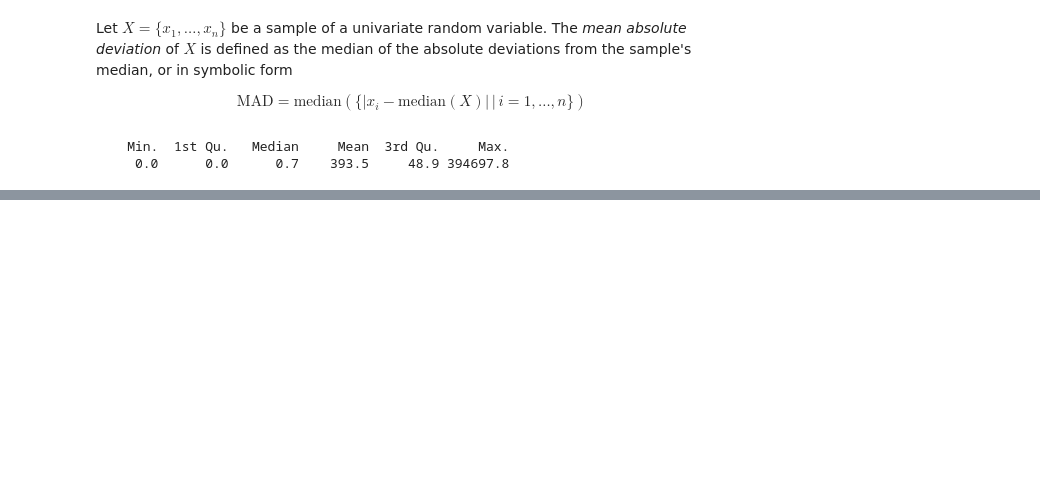
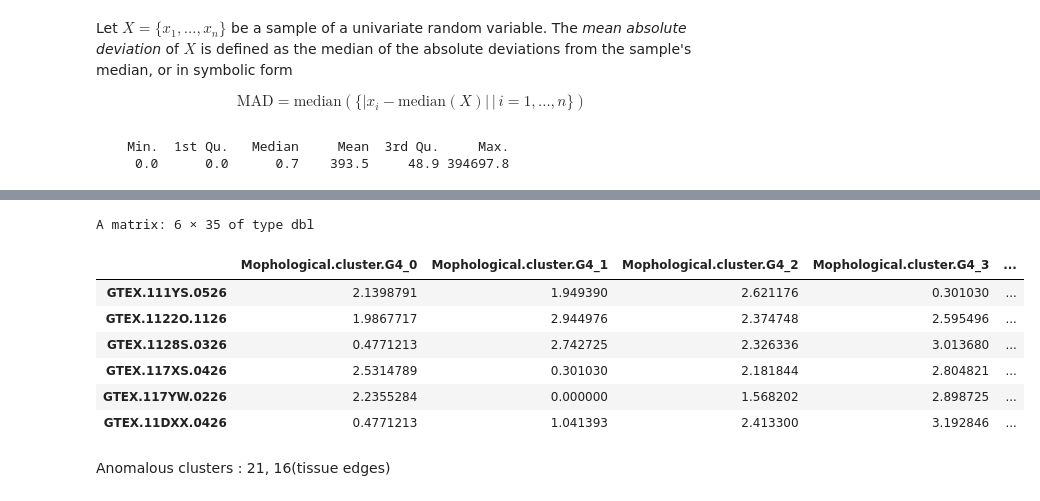
Before and after one commit to Abellanger123/GenomicProject, a Jupyter notebook: Functional Genomics Project.ipynb, the cells around one changed output, grey strips where cells are left out. Drawn from its saved outputs; the diff is of its cells as text; code cells hidden in the pictures; blank space fills up the shorter version.

```diff
--- a/Functional Genomics Project.ipynb
+++ b/Functional Genomics Project.ipynb
@@ -462,0 +501,13 @@ Les packages binaires téléchargés sont dans
+# %%
+log_morphological_counts<-as.matrix(log10(morphological_counts_init[,-1]+1))
+coldata<-cbind(log_morphological_counts,COHORT=as.factor(clinical_data$COHORT),TRISCHD=as.numeric(clinical_data$TRISCHD),DTHHRDY=as.factor(clinical_data$DTHHRDY))
+head(coldata)
+# %% [output]
+A matrix: 6 × 35 of type dbl
+|  | Mophological.cluster.G4_0 | Mophological.cluster.G4_1 | Mophological.cluster.G4_2 | Mophological.cluster.G4_3 | ... |
+| GTEX.111YS.0526 | 2.1398791 | 1.949390 | 2.621176 | 0.301030 | ... |
+| GTEX.1122O.1126 | 1.9867717 | 2.944976 | 2.374748 | 2.595496 | ... |
+| GTEX.1128S.0326 | 0.4771213 | 2.742725 | 2.326336 | 3.013680 | ... |
+| GTEX.117XS.0426 | 2.5314789 | 0.301030 | 2.181844 | 2.804821 | ... |
+| GTEX.117YW.0226 | 2.2355284 | 0.000000 | 1.568202 | 2.898725 | ... |
+| GTEX.11DXX.0426 | 0.4771213 | 1.041393 | 2.413300 | 3.192846 | ... |
@@ -462,0 +564,2 @@ Les packages binaires téléchargés sont dans
+# %% [markdown]
+Anomalous clusters : 21, 16(tissue edges)
```
Also changed, not shown: parts of 38 cells of this notebook.
